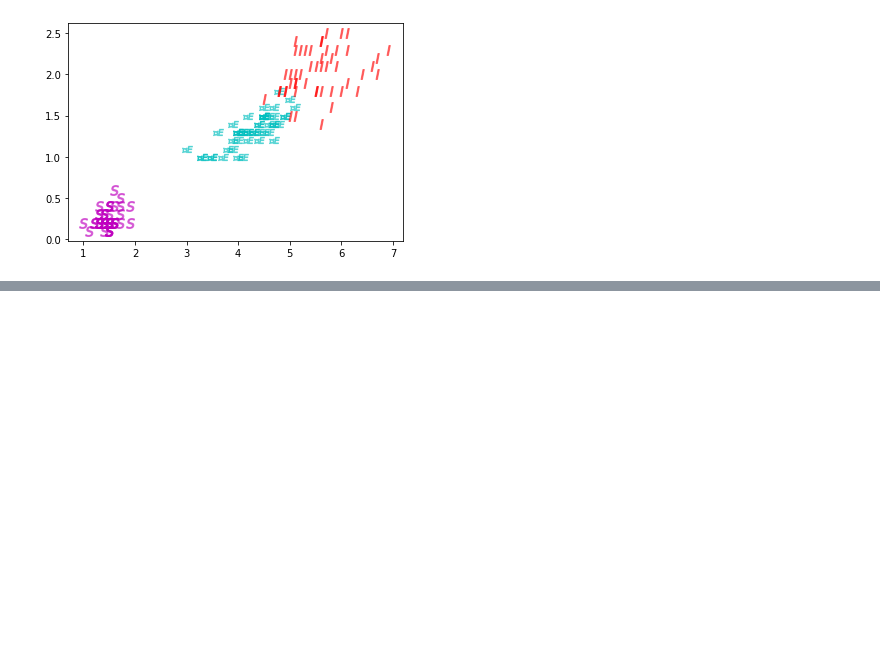
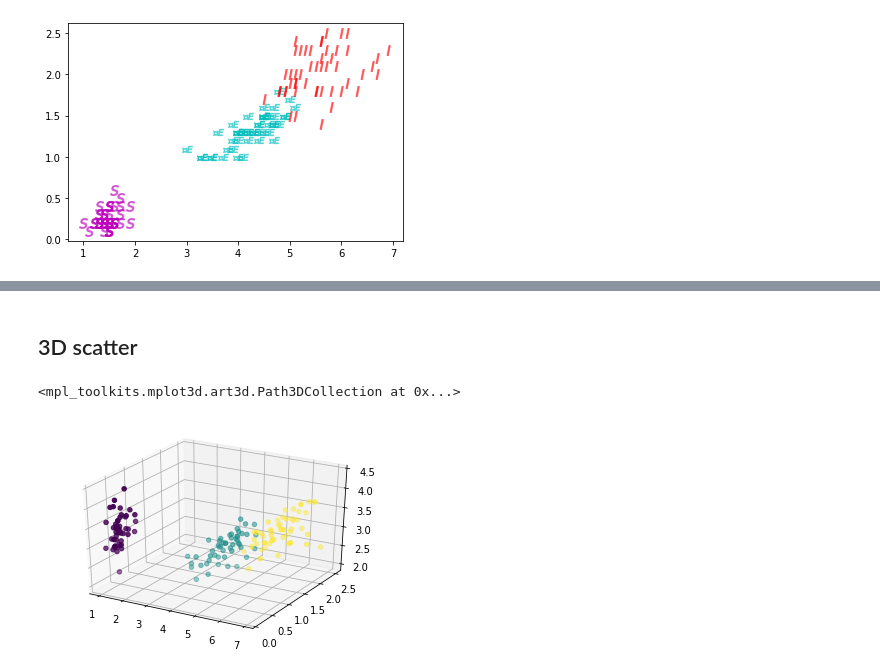
Before and after one commit to PondKann/data_viz, a Jupyter notebook: Visualize_Data_Distribution_(02).ipynb, the cells around one changed output, grey strips where cells are left out. Cells and saved outputs as stored; diff of their text form; code cells hidden in the pictures; blank space fills up the shorter version.

```diff
--- a/Visualize_Data_Distribution_(02).ipynb
+++ b/Visualize_Data_Distribution_(02).ipynb
@@ -91,0 +116,8 @@ Font 'rm' does not have a glyph for '\u0e3a' [U+e3a], substituting with a dummy
+# %% [markdown]
+## 3D scatter
+# %%
+ax = plt.axes(projection ="3d")
+ax.scatter3D(df['PetalLength'],df['PetalWidth'],df['SepalWidth'],c=df2['Name'])
+# %% [output]
+<mpl_toolkits.mplot3d.art3d.Path3DCollection at 0x...>
+[figure, added]
```
Also changed, not shown: parts of 14 cells of this notebook.
